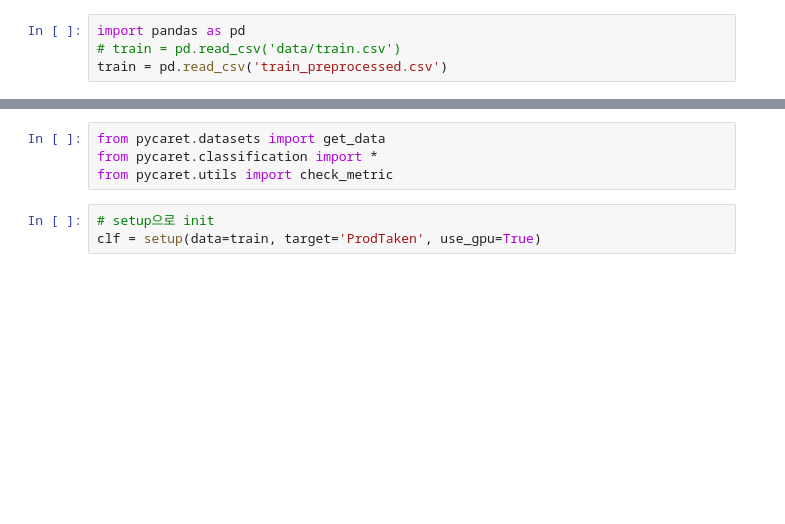
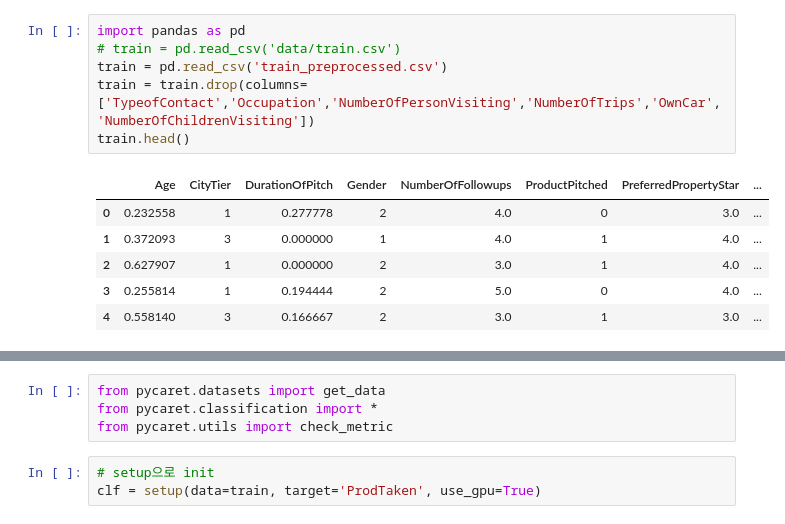
Before and after one commit to fabianus-park/dacon, a Jupyter notebook: tour_request/tour_request_top5.ipynb, the cells around one changed output, grey strips where cells are left out. Drawn from its saved outputs; the diff is of its cells as text; blank space fills up the shorter version.

```diff
--- a/tour_request/tour_request_top5.ipynb
+++ b/tour_request/tour_request_top5.ipynb
@@ -1,4 +1,13 @@
 # %%
 import pandas as pd
 # train = pd.read_csv('data/train.csv')
 train = pd.read_csv('train_preprocessed.csv')
+train = train.drop(columns=['TypeofContact','Occupation','NumberOfPersonVisiting','NumberOfTrips','OwnCar','NumberOfChildrenVisiting'])
+train.head()
+# %% [output]
+|  | Age | CityTier | DurationOfPitch | Gender | NumberOfFollowups | ProductPitched | PreferredPropertyStar | ... |
+| 0 | 0.232558 | 1 | 0.277778 | 2 | 4.0 | 0 | 3.0 | ... |
+| 1 | 0.372093 | 3 | 0.000000 | 1 | 4.0 | 1 | 4.0 | ... |
+| 2 | 0.627907 | 1 | 0.000000 | 2 | 3.0 | 1 | 4.0 | ... |
+| 3 | 0.255814 | 1 | 0.194444 | 2 | 5.0 | 0 | 4.0 | ... |
+| 4 | 0.558140 | 3 | 0.166667 | 2 | 3.0 | 1 | 3.0 | ... |
```
Also changed, not shown: parts of 11 cells of this notebook, 8 other files.
